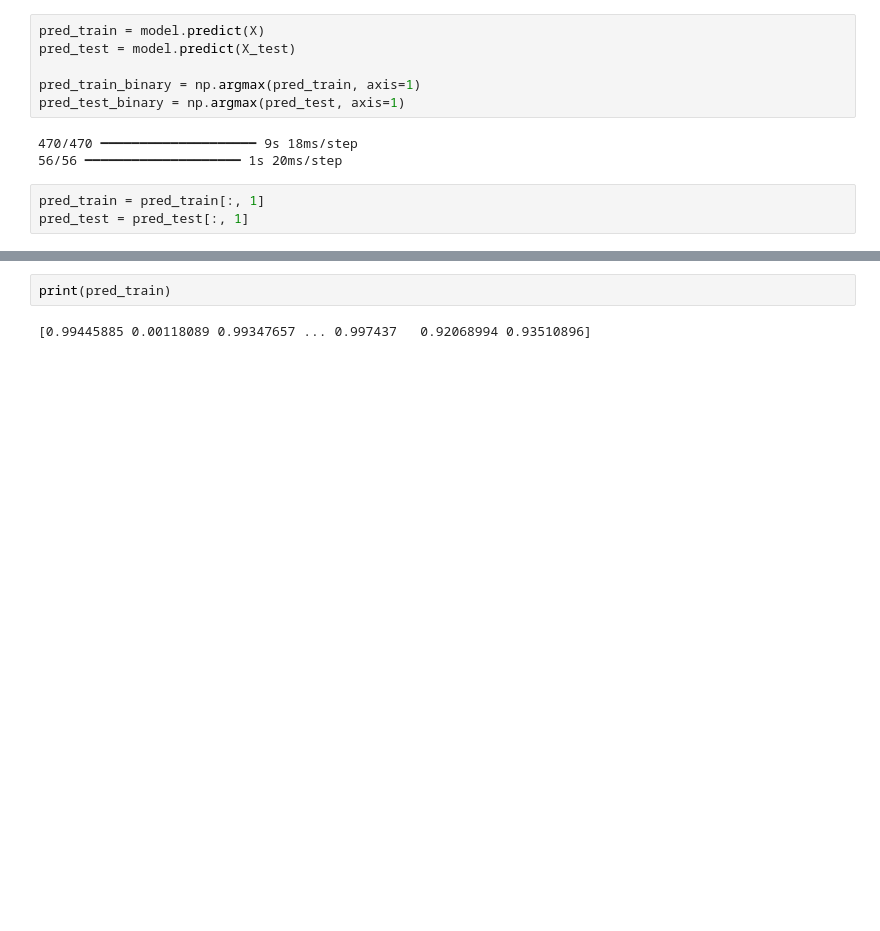
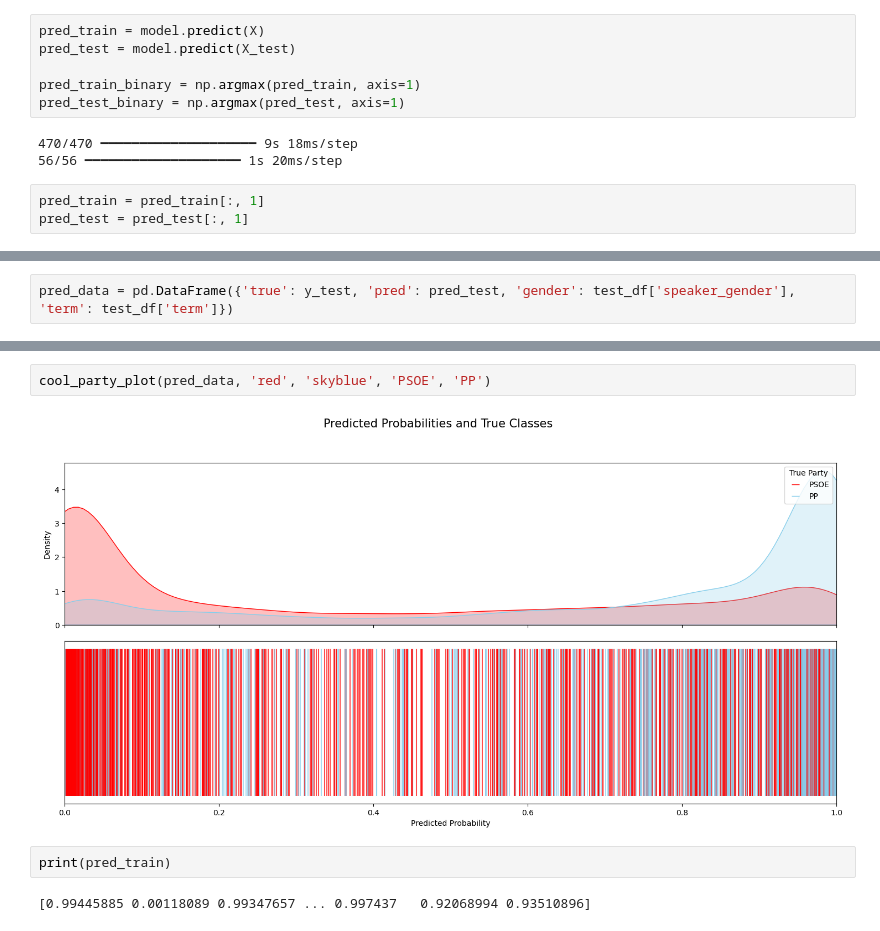
Before and after one commit to guill-mr/Speech_Classification_in_Spanish_Parliament_with_Transformers, a Jupyter notebook: Transformer_model.ipynb, the cells around one changed output, grey strips where cells are left out. Saved outputs shown, nothing was run; the diff lists cells and outputs as text; blank space fills up the shorter version.

Commit message:
Made Transformer model work and also with graphs and plots afterwards

```diff
--- a/Transformer_model.ipynb
+++ b/Transformer_model.ipynb
@@ -571,0 +587,2 @@ weighted avg       0.73      0.71      0.71      1763
+# %%
+pred_data = pd.DataFrame({'true': y_test, 'pred': pred_test, 'gender': test_df['speaker_gender'], 'term': test_df['term']})
@@ -572,3 +618,7 @@ weighted avg       0.73      0.71      0.71      1763
+# %%
+cool_party_plot(pred_data, 'red', 'skyblue', 'PSOE', 'PP')
+# %% [output]
+[figure, added]
 # %%
 print(pred_train)
 # %% [output]
```
Also changed, not shown: parts of 7 cells of this notebook.
